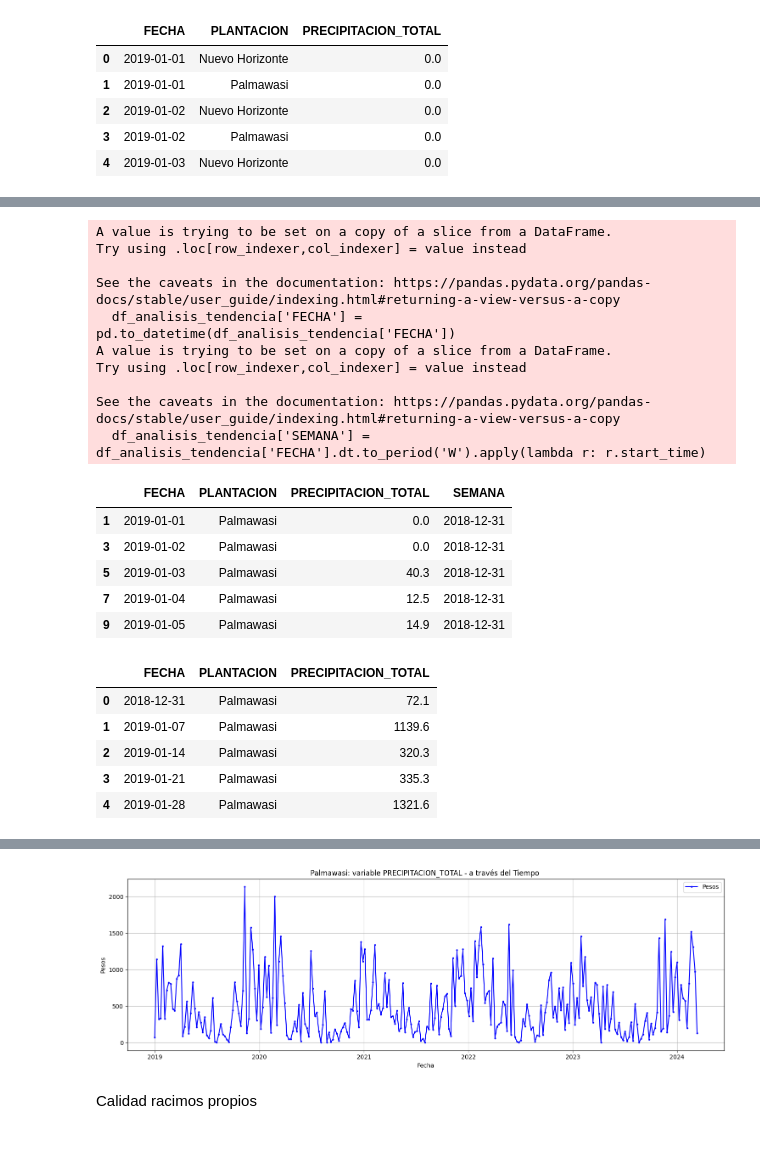
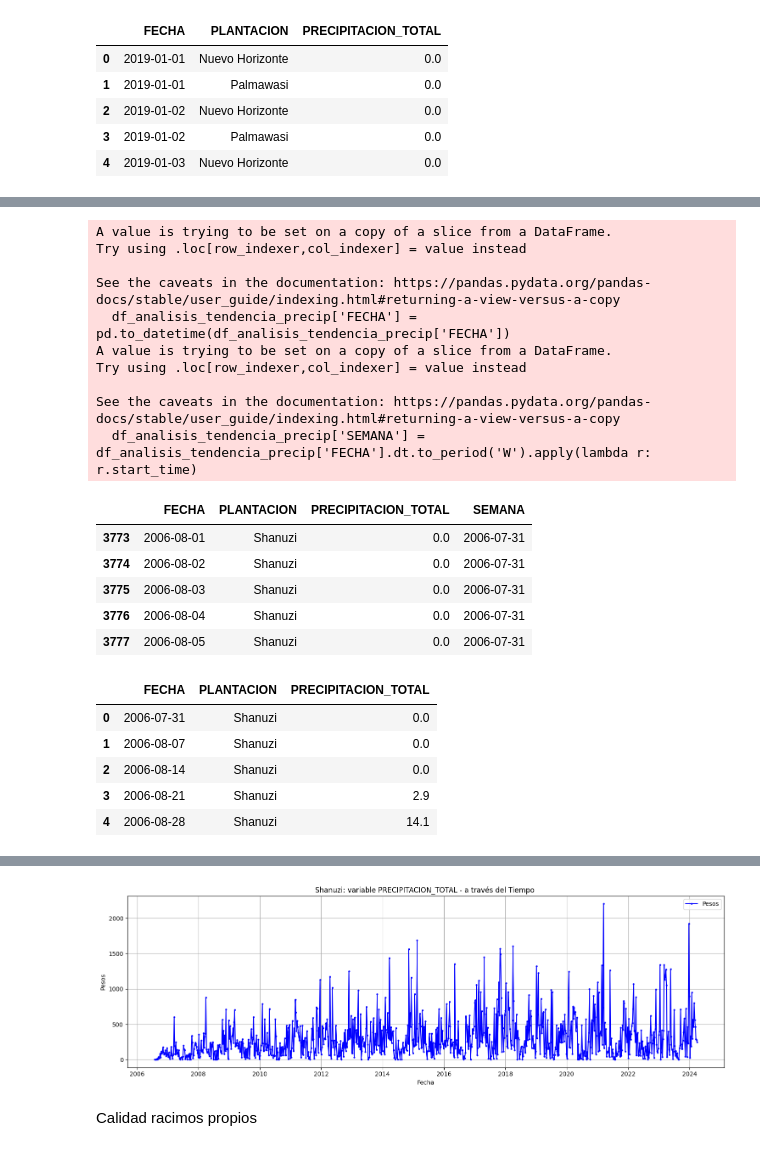
Before and after one commit to cesarqb/PROYECTO_01_analitica_descriptiva_TEA, a Jupyter notebook: src/features_scripts/Scrpit_match_tea.ipynb, the cells around one changed output, grey strips where cells are left out. Saved outputs shown, nothing was run; the diff lists cells and outputs as text; code cells hidden in the pictures.

```diff
--- a/src/features_scripts/Scrpit_match_tea.ipynb
+++ b/src/features_scripts/Scrpit_match_tea.ipynb
@@ -1132,44 +915,44 @@ Analisis de  2019-01-01 00:00:00  hasta  2024-03-17 00:00:00
 ## ############
 ## ############
 
-df_analisis_tendencia = df_calidad_precipitacion_full[df_calidad_precipitacion_full['PLANTACION'] == 'Palmawasi']
-# df_analisis_tendencia = df_calidad_precipitacion_full[df_calidad_precipitacion_full['PLANTACION'] == 'Shanuzi']
+# df_analisis_tendencia_precip = df_calidad_precipitacion_full[df_calidad_precipitacion_full['PLANTACION'] == 'Palmawasi']
+df_analisis_tendencia_precip = df_calidad_precipitacion_full[df_calidad_precipitacion_full['PLANTACION'] == 'Shanuzi']
 
 
-df_analisis_tendencia['FECHA'] = pd.to_datetime(df_analisis_tendencia['FECHA'])
+df_analisis_tendencia_precip['FECHA'] = pd.to_datetime(df_analisis_tendencia_precip['FECHA'])
 
 # Crear columna 'SEMANA' que indica el año y la semana del año
-df_analisis_tendencia['SEMANA'] = df_analisis_tendencia['FECHA'].dt.to_period('W').apply(lambda r: r.start_time)
-df_analisis_tendencia.head()
+df_analisis_tendencia_precip['SEMANA'] = df_analisis_tendencia_precip['FECHA'].dt.to_period('W').apply(lambda r: r.start_time)
+df_analisis_tendencia_precip.head()
 # %% [output]
 A value is trying to be set on a copy of a slice from a DataFrame.
 Try using .loc[row_indexer,col_indexer] = value instead
 
 See the caveats in the documentation: https://pandas.pydata.org/pandas-docs/stable/user_guide/indexing.html#returning-a-view-versus-a-copy
-  df_analisis_tendencia['FECHA'] = pd.to_datetime(df_analisis_tendencia['FECHA'])
+  df_analisis_tendencia_precip['FECHA'] = pd.to_datetime(df_analisis_tendencia_precip['FECHA'])
 A value is trying to be set on a copy of a slice from a DataFrame.
 Try using .loc[row_indexer,col_indexer] = value instead
 
 See the caveats in the documentation: https://pandas.pydata.org/pandas-docs/stable/user_guide/indexing.html#returning-a-view-versus-a-copy
-  df_analisis_tendencia['SEMANA'] = df_analisis_tendencia['FECHA'].dt.to_period('W').apply(lambda r: r.start_time)
+  df_analisis_tendencia_precip['SEMANA'] = df_analisis_tendencia_precip['FECHA'].dt.to_period('W').apply(lambda r: r.start_time)
 |  | FECHA | PLANTACION | PRECIPITACION_TOTAL | SEMANA |
-| 1 | 2019-01-01 | Palmawasi | 0.0 | 2018-12-31 |
-| 3 | 2019-01-02 | Palmawasi | 0.0 | 2018-12-31 |
-| 5 | 2019-01-03 | Palmawasi | 40.3 | 2018-12-31 |
-| 7 | 2019-01-04 | Palmawasi | 12.5 | 2018-12-31 |
-| 9 | 2019-01-05 | Palmawasi | 14.9 | 2018-12-31 |
+| 3773 | 2006-08-01 | Shanuzi | 0.0 | 2006-07-31 |
+| 3774 | 2006-08-02 | Shanuzi | 0.0 | 2006-07-31 |
+| 3775 | 2006-08-03 | Shanuzi | 0.0 | 2006-07-31 |
+| 3776 | 2006-08-04 | Shanuzi | 0.0 | 2006-07-31 |
+| 3777 | 2006-08-05 | Shanuzi | 0.0 | 2006-07-31 |
 # %%
 # Agrupar por 'SEMANA' y calcular la suma de 'VALOR1' y 'VALOR2'
-df_analisis_tendencia_semana = df_analisis_tendencia.groupby(['SEMANA','PLANTACION']).agg({'PRECIPITACION_TOTAL': 'sum'}).reset_index()
-df_analisis_tendencia_semana.columns = ['FECHA','PLANTACION','PRECIPITACION_TOTAL']
-df_analisis_tendencia_semana.head()
+df_analisis_tendencia_semana_precip = df_analisis_tendencia_precip.groupby(['SEMANA','PLANTACION']).agg({'PRECIPITACION_TOTAL': 'sum'}).reset_index()
+df_analisis_tendencia_semana_precip.columns = ['FECHA','PLANTACION','PRECIPITACION_TOTAL']
+df_analisis_tendencia_semana_precip.head()
 # %% [output]
 |  | FECHA | PLANTACION | PRECIPITACION_TOTAL |
-| 0 | 2018-12-31 | Palmawasi | 72.1 |
-| 1 | 2019-01-07 | Palmawasi | 1139.6 |
-| 2 | 2019-01-14 | Palmawasi | 320.3 |
-| 3 | 2019-01-21 | Palmawasi | 335.3 |
-| 4 | 2019-01-28 | Palmawasi | 1321.6 |
+| 0 | 2006-07-31 | Shanuzi | 0.0 |
+| 1 | 2006-08-07 | Shanuzi | 0.0 |
+| 2 | 2006-08-14 | Shanuzi | 0.0 |
+| 3 | 2006-08-21 | Shanuzi | 2.9 |
+| 4 | 2006-08-28 | Shanuzi | 14.1 |
 # %%
-function_tendencia_unica(df_analisis_tendencia_semana, 'PRECIPITACION_TOTAL','blue')
+function_tendencia_unica(df_analisis_tendencia_semana_precip, 'PRECIPITACION_TOTAL','blue')
 # %% [output]
@@ -1177,2 +960,2 @@ Analisis de  2018-12-31 00:00:00  hasta  2024-03-11 00:00:00
-[figure, old version]
+[figure, new version]
 # %%
```
Also changed, not shown: parts of 180 cells of this notebook, 4 other files.
